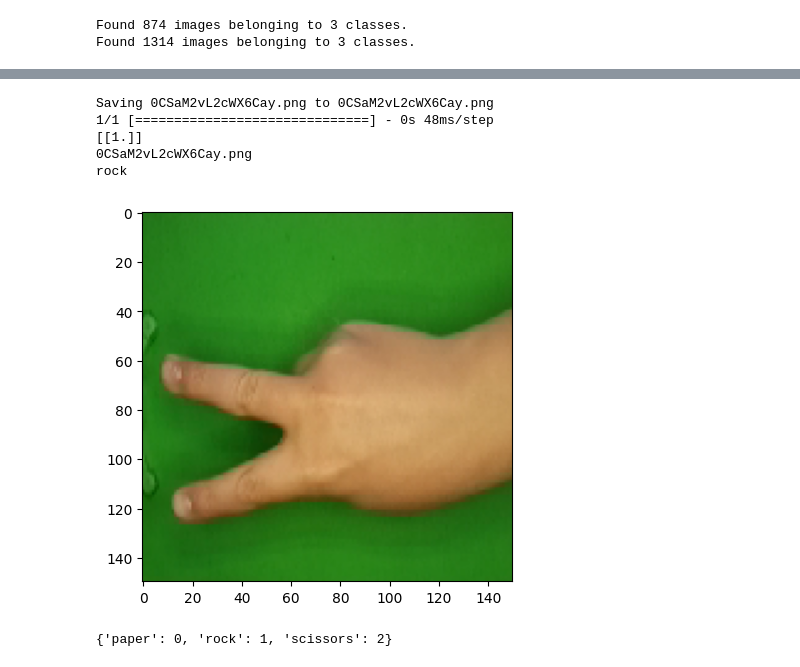
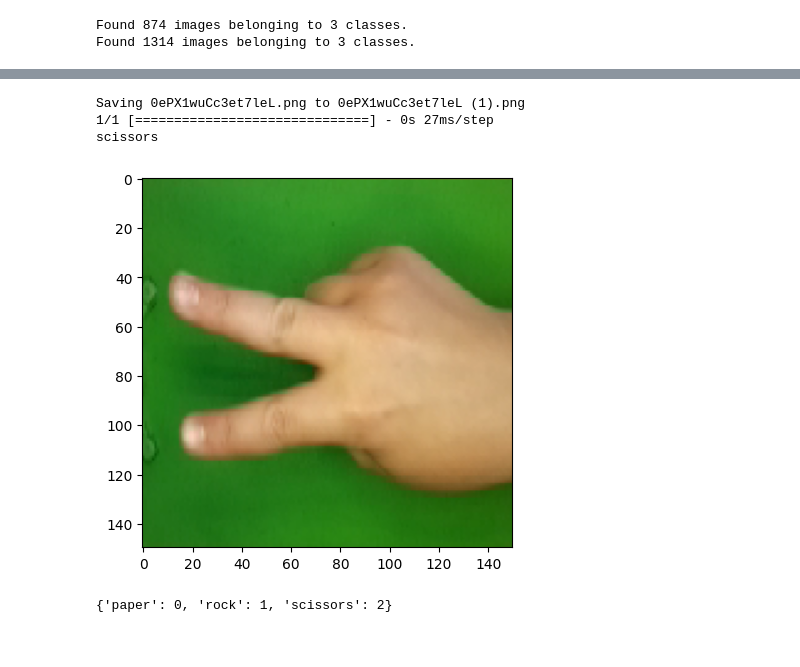
Before and after one commit to varian1/varian1, a Jupyter notebook: rockpaperscissors.ipynb, the cells around one changed output, grey strips where cells are left out. Cells and saved outputs as stored; diff of their text form; code cells hidden in the pictures.

```diff
--- a/rockpaperscissors.ipynb
+++ b/rockpaperscissors.ipynb
@@ -163,26 +147,39 @@ os.listdir('/tmp/images/train')
 # %%
 from tensorflow.keras.preprocessing.image import ImageDataGenerator
+
+
+# train_datagen = ImageDataGenerator(
+#                     rescale=1./255,
+#                     rotation_range=20,
+#                     horizontal_flip=True,
+#                     shear_range = 0.2,
+#                     fill_mode = 'nearest')
 train_datagen = ImageDataGenerator(
-                    rescale=1./255,
-                    rotation_range=20,
-                    horizontal_flip=True,
-                    shear_range = 0.2,
-                    fill_mode = 'nearest')
+    rescale=1./255,
+    shear_range=0.2,
+    zoom_range=0.2,
+    horizontal_flip=True,
+    rotation_range=10,
+    width_shift_range=0.1,
+    height_shift_range=0.1,
+    brightness_range=(0.8, 1.2),
+    fill_mode = 'nearest')
 
-validation_datagen = ImageDataGenerator(
-                    rescale=1./255)
+# train_datagen = ImageDataGenerator(rescale=1./255)
+validation_datagen = ImageDataGenerator(rescale=1./255)
 # %%
 train_generator = train_datagen.flow_from_directory(
         train_dir,  # direktori data latih
         target_size=(150, 150),  # mengubah resolusi seluruh gambar menjadi 150x150 piksel
-        batch_size=4,
+        batch_size=32,
+        shuffle=True,
         # karena ini merupakan masalah klasifikasi 2 kelas maka menggunakan class_mode = 'binary'
         class_mode='binary')
 
 validation_generator = validation_datagen.flow_from_directory(
         validation_dir, # direktori data validasi
         target_size=(150, 150), # mengubah resolusi seluruh gambar menjadi 150x150 piksel
-        batch_size=4,
+        batch_size=32,
         # karena ini merupakan masalah klasifikasi 2 kelas maka menggunakan class_mode = 'binary'
         class_mode='binary')
 # %% [output]
@@ -255,43 +388,41 @@ Epoch 25/25
 # %%
 import numpy as np
 from google.colab import files
 from tensorflow.keras.preprocessing import image
 import matplotlib.pyplot as plt
 import matplotlib.image as mpimg
 import matplotlib.pyplot as plt
 import matplotlib.image as mpimg
 %matplotlib inline
 
 uploaded = files.upload()
 
 for fn in uploaded.keys():
 
   # predicting images
   path = fn
   img = image.load_img(path, target_size=(150,150))
 
   imgplot = plt.imshow(img)
   x = image.img_to_array(img)
   x = np.expand_dims(x, axis=0)
   images = np.vstack([x])
 
-  classes = model.predict(images, batch_size=10)
-  print(classes)
-  print(fn)
-  if classes==0:
+  classes = model.predict(images, batch_size=32)
+  # print(classes[0])
+  # print(fn)
+  if classes[0][0]==1:
    print('paper')
-  elif classes==1:
+  elif  classes[0][1]==1:
    print('rock')
   else:
    print('scissors')
 # %% [output]
 [interactive output not drawn]
-Saving 0CSaM2vL2cWX6Cay.png to 0CSaM2vL2cWX6Cay.png
-1/1 [==============================] - 0s 48ms/step
-[[1.]]
-0CSaM2vL2cWX6Cay.png
-rock
+Saving 0ePX1wuCc3et7leL.png to 0ePX1wuCc3et7leL (1).png
+1/1 [==============================] - 0s 27ms/step
+scissors
-[figure, old version]
+[figure, new version]
 # %%
 print(train_generator.class_indices)
 # %% [output]
```
Also changed, not shown: parts of 9 cells of this notebook.
